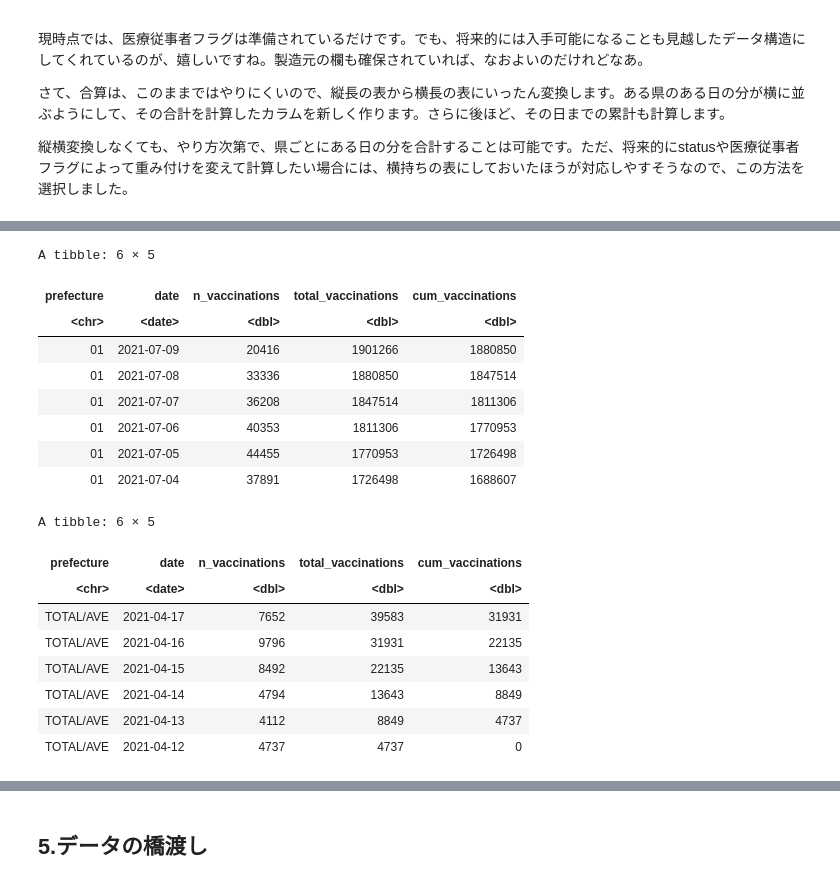
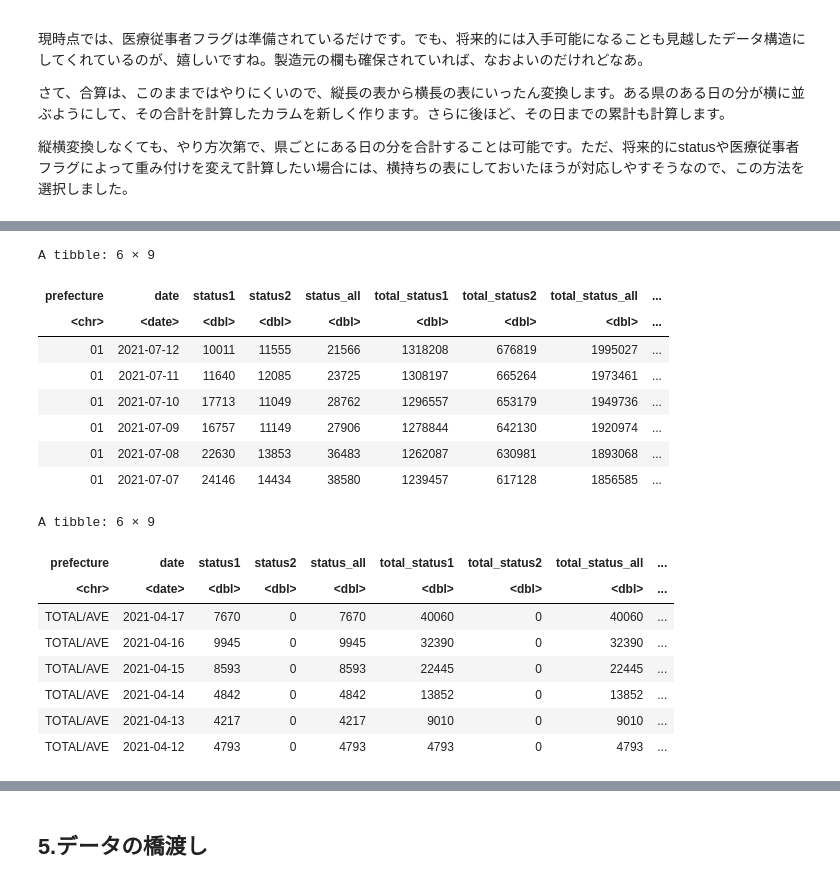
Before and after one commit to yoshitoG/nicar21_first_python_notebook, a Jupyter notebook: 【課外補講0710】ワクチン接種と新規感染者数の関係を見たい.ipynb, the cells around one changed output, grey strips where cells are left out. Cells and saved outputs as stored; diff of their text form; code cells hidden in the pictures.

Commit message:
status1と2を区分して集計するよう改めた。

```diff
--- a/【課外補講0710】ワクチン接種と新規感染者数の関係を見たい.ipynb
+++ b/【課外補講0710】ワクチン接種と新規感染者数の関係を見たい.ipynb
@@ -513,0 +445,30 @@ A tibble: 6 × 3
+# %%
+# 全国計の計算方法を変更。縦持ちのままでやる。
+# １日ごと全都道府県、というデータを合計するファンクションを作った。
+# 最終行に全国計を追加する。
+calc_total = function(df){
+    return(
+        df %>% bind_rows(
+            summarize(.,
+                across(where(is.numeric), sum),
+                prefecture = "TOTAL/AVE"
+            )
+        )
+    )
+}
+
+vaccinations <- vaccinations %>%
+# 日ごとにまとめ、都道府県名以下は下の階層に畳む（ネスト）。
+  nest(nested_df = -date) %>%
+# 先ほどのファンクションを適用して、日ごとに全国計の列を追加する。
+  mutate(nested_df = map(nested_df, calc_total)) %>%
+# 計算が終わったのでネストを元に戻す。
+  unnest(cols = nested_df)
+
+# こんな表になった
+head(vaccinations)
+
+# 結果を確認する。
+summary(vaccinations)
+head(vaccinations)
+tail(vaccinations)
@@ -526,49 +529,51 @@ A tibble: 6 × 3
 # %%
 # 都道府県ごとに小分けした想定で、累計を計算する即席のファンクションを作った。
 calc_sum = function(df){
     return(
         df %>% arrange(date) %>%
-            mutate(
-# total_vaccinationsは当日分も含む。
-                total_vaccinations = cumsum(n_vaccinations),
+        mutate(
+# status区分を追加した。
+            "total_status1" = cumsum(status1),
+            "total_status2" = cumsum(status2),
+# total_と頭につけたカラムは当日を含む。
+            "total_status_all" = cumsum(status_all),
 # 当日分と積み上げグラフにする場合も考えて、前日分まではcum_vaccinationsカラムに入れることにした。
-                cum_vaccinations   = total_vaccinations - n_vaccinations
-            ) %>%
-        arrange(desc(date))
+            "cum_vaccinations"   = total_status_all - status_all
+        ) %>% arrange(desc(date))
     )
 }
 
 # 都道府県ごとにnest（下の階層に畳む）する。
 vaccinations <- vaccinations %>%
 # コード順にソートしておく。
     arrange(prefecture) %>%
 # prefecture以外は畳む。
     nest(data_by_pref = -prefecture) %>%
 # さっき作ったファンクションを、県単位で当てはめていく。
     mutate(data_by_pref = map(data_by_pref, calc_sum)) %>%
 # 計算が終わったので、nestを解除する。
     unnest(cols = data_by_pref)
 
 # 表示する。
 head(vaccinations)
 tail(vaccinations)
 str(vaccinations)
 # %% [output]
-A tibble: 6 × 5
+A tibble: 6 × 9
-| prefecture | date | n_vaccinations | total_vaccinations | cum_vaccinations |
-| <chr> | <date> | <dbl> | <dbl> | <dbl> |
-| 01 | 2021-07-09 | 20416 | 1901266 | 1880850 |
-| 01 | 2021-07-08 | 33336 | 1880850 | 1847514 |
-| 01 | 2021-07-07 | 36208 | 1847514 | 1811306 |
-| 01 | 2021-07-06 | 40353 | 1811306 | 1770953 |
-| 01 | 2021-07-05 | 44455 | 1770953 | 1726498 |
-| 01 | 2021-07-04 | 37891 | 1726498 | 1688607 |
+| prefecture | date | status1 | status2 | status_all | total_status1 | total_status2 | total_status_all | ... |
+| <chr> | <date> | <dbl> | <dbl> | <dbl> | <dbl> | <dbl> | <dbl> | ... |
+| 01 | 2021-07-12 | 10011 | 11555 | 21566 | 1318208 | 676819 | 1995027 | ... |
+| 01 | 2021-07-11 | 11640 | 12085 | 23725 | 1308197 | 665264 | 1973461 | ... |
+| 01 | 2021-07-10 | 17713 | 11049 | 28762 | 1296557 | 653179 | 1949736 | ... |
+| 01 | 2021-07-09 | 16757 | 11149 | 27906 | 1278844 | 642130 | 1920974 | ... |
+| 01 | 2021-07-08 | 22630 | 13853 | 36483 | 1262087 | 630981 | 1893068 | ... |
+| 01 | 2021-07-07 | 24146 | 14434 | 38580 | 1239457 | 617128 | 1856585 | ... |
-A tibble: 6 × 5
+A tibble: 6 × 9
-| prefecture | date | n_vaccinations | total_vaccinations | cum_vaccinations |
-| <chr> | <date> | <dbl> | <dbl> | <dbl> |
-| TOTAL/AVE | 2021-04-17 | 7652 | 39583 | 31931 |
-| TOTAL/AVE | 2021-04-16 | 9796 | 31931 | 22135 |
-| TOTAL/AVE | 2021-04-15 | 8492 | 22135 | 13643 |
-| TOTAL/AVE | 2021-04-14 | 4794 | 13643 | 8849 |
-| TOTAL/AVE | 2021-04-13 | 4112 | 8849 | 4737 |
-| TOTAL/AVE | 2021-04-12 | 4737 | 4737 | 0 |
+| prefecture | date | status1 | status2 | status_all | total_status1 | total_status2 | total_status_all | ... |
+| <chr> | <date> | <dbl> | <dbl> | <dbl> | <dbl> | <dbl> | <dbl> | ... |
+| TOTAL/AVE | 2021-04-17 | 7670 | 0 | 7670 | 40060 | 0 | 40060 | ... |
+| TOTAL/AVE | 2021-04-16 | 9945 | 0 | 9945 | 32390 | 0 | 32390 | ... |
+| TOTAL/AVE | 2021-04-15 | 8593 | 0 | 8593 | 22445 | 0 | 22445 | ... |
+| TOTAL/AVE | 2021-04-14 | 4842 | 0 | 4842 | 13852 | 0 | 13852 | ... |
+| TOTAL/AVE | 2021-04-13 | 4217 | 0 | 4217 | 9010 | 0 | 9010 | ... |
+| TOTAL/AVE | 2021-04-12 | 4793 | 0 | 4793 | 4793 | 0 | 4793 | ... |
```
Also changed, not shown: parts of 35 cells of this notebook.
